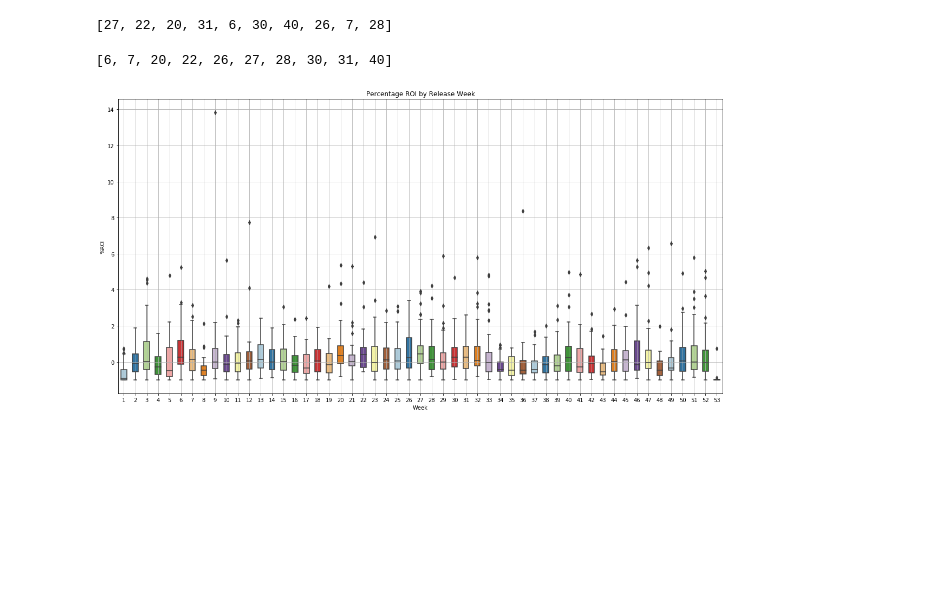
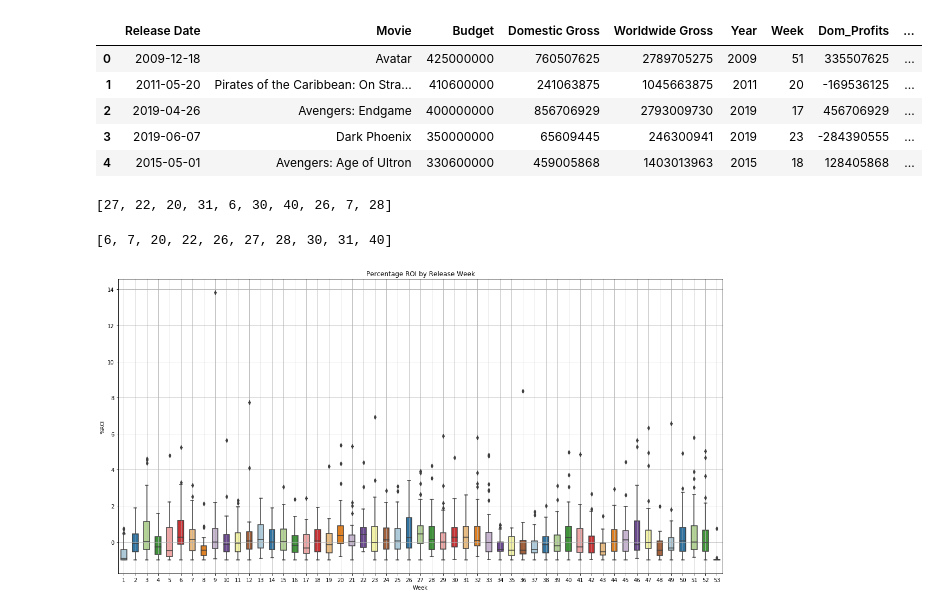
Before and after one commit to CristinaTRico/Mod1Project, a Jupyter notebook: ByWeekAnalysis.ipynb, the cells around one changed output. Saved outputs shown, nothing was run; the diff lists cells and outputs as text; code cells hidden in the pictures; blank space fills up the shorter version.

```diff
--- a/ByWeekAnalysis.ipynb
+++ b/ByWeekAnalysis.ipynb
@@ -8,2 +6,28 @@ MovieNums = pd.read_csv('Budget_clean.csv', index_col = [0])
+# %%
+MovieNums = pd.read_csv('Budget_clean.csv', index_col = [0])
+
+# This week of the year will always contain the date generated except for
+# leap years that begin on Thursday, which will next occur in 2032 and last occurred in 2004.
+
+week_dates = []
+import datetime
+d = "2017-W1"
+r = datetime.datetime.strptime(d + '-1', "%Y-W%W-%w")
+for w in range(0,52):
+    week_index = (r+datetime.timedelta(weeks=w) + datetime.timedelta(days=2))
+    week_dates.append(week_index.strftime("%d-%b"))
+week_dates.append("31-Dec")
+week_dates
+
+
+MovieNums['Week Date'] = MovieNums['Week'].apply(lambda x: week_dates[x-1])
+MovieNums.head()
+# %% [output]
+|  | Release Date | Movie | Budget | Domestic Gross | Worldwide Gross | Year | Week | Dom_Profits | ... |
+| 0 | 2009-12-18 | Avatar | 425000000 | 760507625 | 2789705275 | 2009 | 51 | 335507625 | ... |
+| 1 | 2011-05-20 | Pirates of the Caribbean: On Stra... | 410600000 | 241063875 | 1045663875 | 2011 | 20 | -169536125 | ... |
+| 2 | 2019-04-26 | Avengers: Endgame | 400000000 | 856706929 | 2793009730 | 2019 | 17 | 456706929 | ... |
+| 3 | 2019-06-07 | Dark Phoenix | 350000000 | 65609445 | 246300941 | 2019 | 23 | -284390555 | ... |
+| 4 | 2015-05-01 | Avengers: Age of Ultron | 330600000 | 459005868 | 1403013963 | 2015 | 18 | 128405868 | ... |
 # %%
 #adding Return on Investment column to normalize data
```
Also changed, not shown: parts of 4 cells of this notebook, 2 other files.
